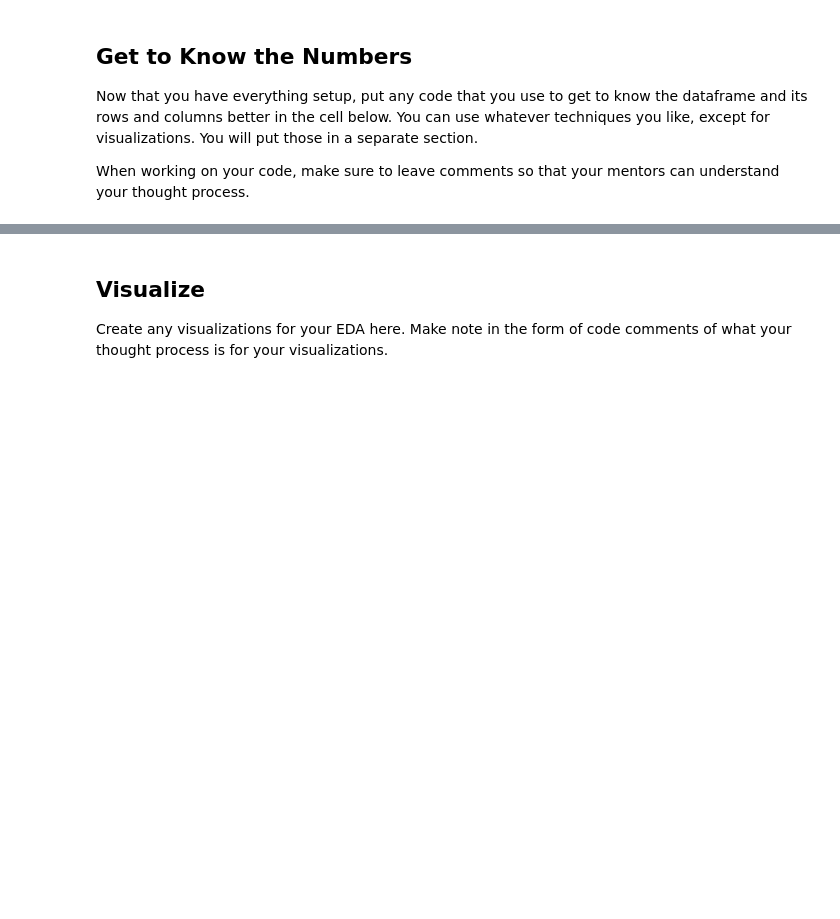
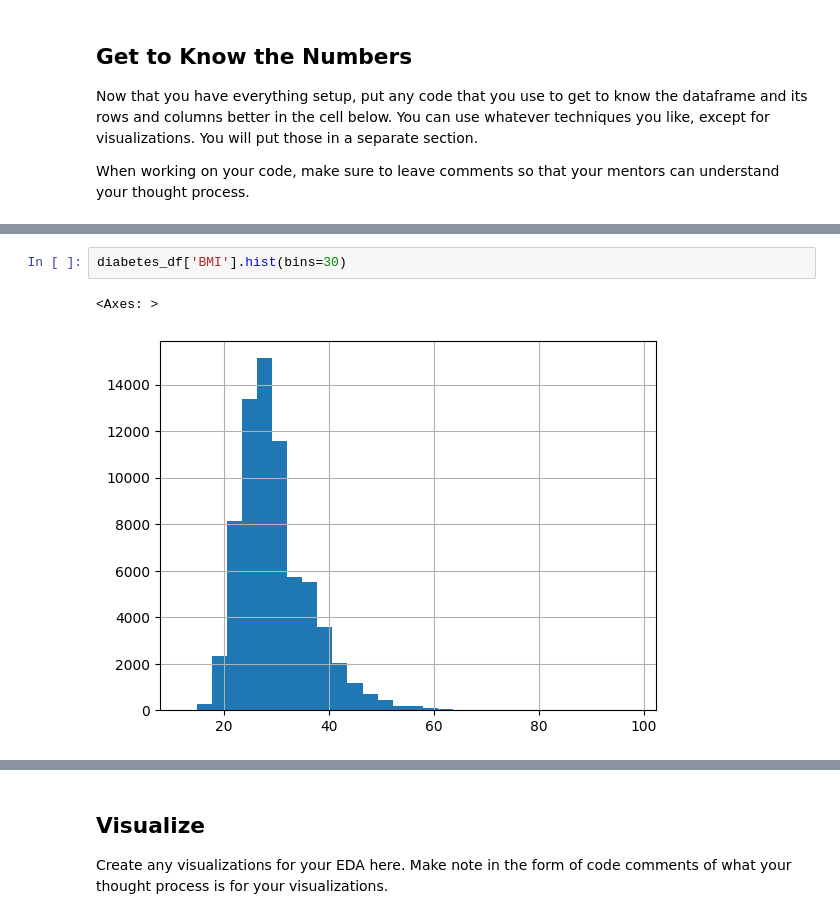
Before and after one commit to mcampbell07/eda-checkpoint, a Jupyter notebook: checkpoint-two.ipynb, the cells around one changed output, grey strips where cells are left out. Saved outputs shown, nothing was run; the diff lists cells and outputs as text; blank space fills up the shorter version.

```diff
--- a/checkpoint-two.ipynb
+++ b/checkpoint-two.ipynb
@@ -312,0 +220,5 @@ No duplicative rows exist in any df.
+# %%
+diabetes_df['BMI'].hist(bins=30)
+# %% [output]
+<Axes: >
+[figure, added]
```
Also changed, not shown: parts of 32 cells of this notebook.
